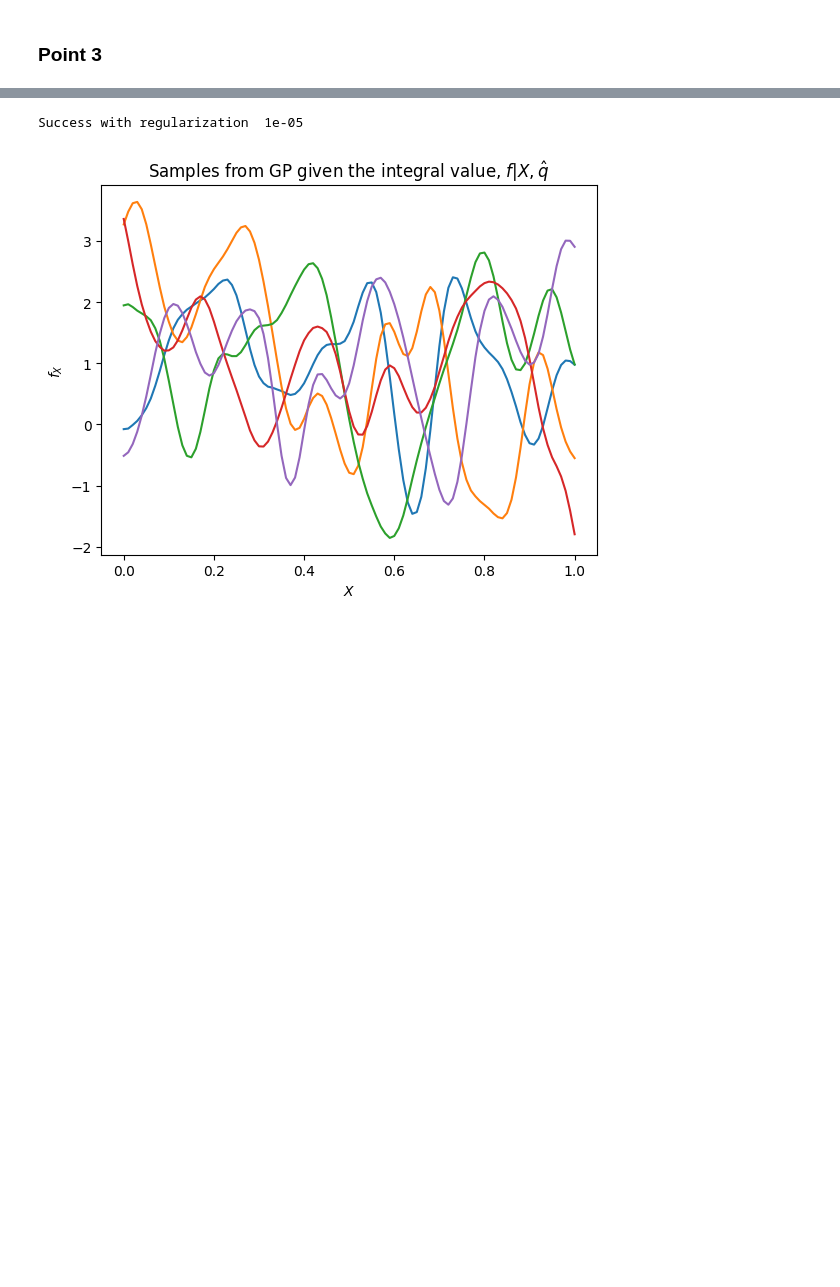
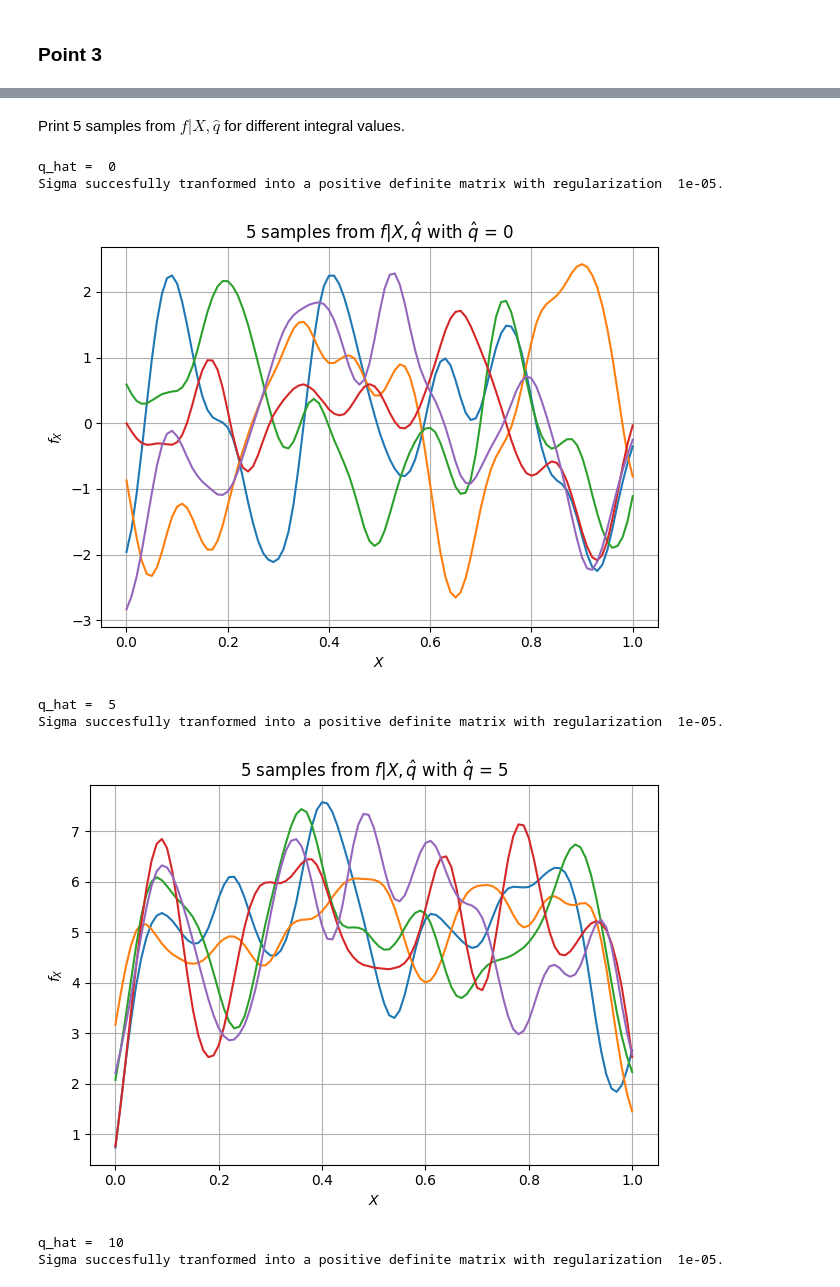
Before and after one commit to GioLombardi/PML-Final-Project, a Jupyter notebook: notebooks/Problem_B.ipynb, the cells around one changed output, grey strips where cells are left out. Cells and saved outputs as stored; diff of their text form; code cells hidden in the pictures; blank space fills up the shorter version.

```diff
--- a/notebooks/Problem_B.ipynb
+++ b/notebooks/Problem_B.ipynb
@@ -908,6 +1027,20 @@ class GaussianProcessIntegral(GaussianProcess):
-# %%
-gp_int = GaussianProcessIntegral(x_train, y_train_raw, x_test, y_test_raw, params_map)
-gp_int.print_samples_integral(1)
-# %% [output]
-Success with regularization  1e-05
-[figure, removed]
+# %% [markdown]
+Print 5 samples from $f|X,\hat{q}$ for different integral values.
+# %%
+x_train, y_train_raw, x_test, y_test_raw = generate_dataset()
+
+gp_int = GaussianProcessIntegral(x_train, y_train_raw, x_test, y_test_raw, params_map)
+
+for q in [0, 5, 10]:
+    print(f'q_hat = {q: d}')
+    gp_int.print_samples_integral(q)
+    print(' ')
+# %% [output]
+q_hat =  0
+Sigma succesfully tranformed into a positive definite matrix with regularization  1e-05.
+[figure, added]
+q_hat =  5
+Sigma succesfully tranformed into a positive definite matrix with regularization  1e-05.
+[figure, added]
+q_hat =  10
+Sigma succesfully tranformed into a positive definite matrix with regularization  1e-05.
```
Also changed, not shown: parts of 11 cells of this notebook.
